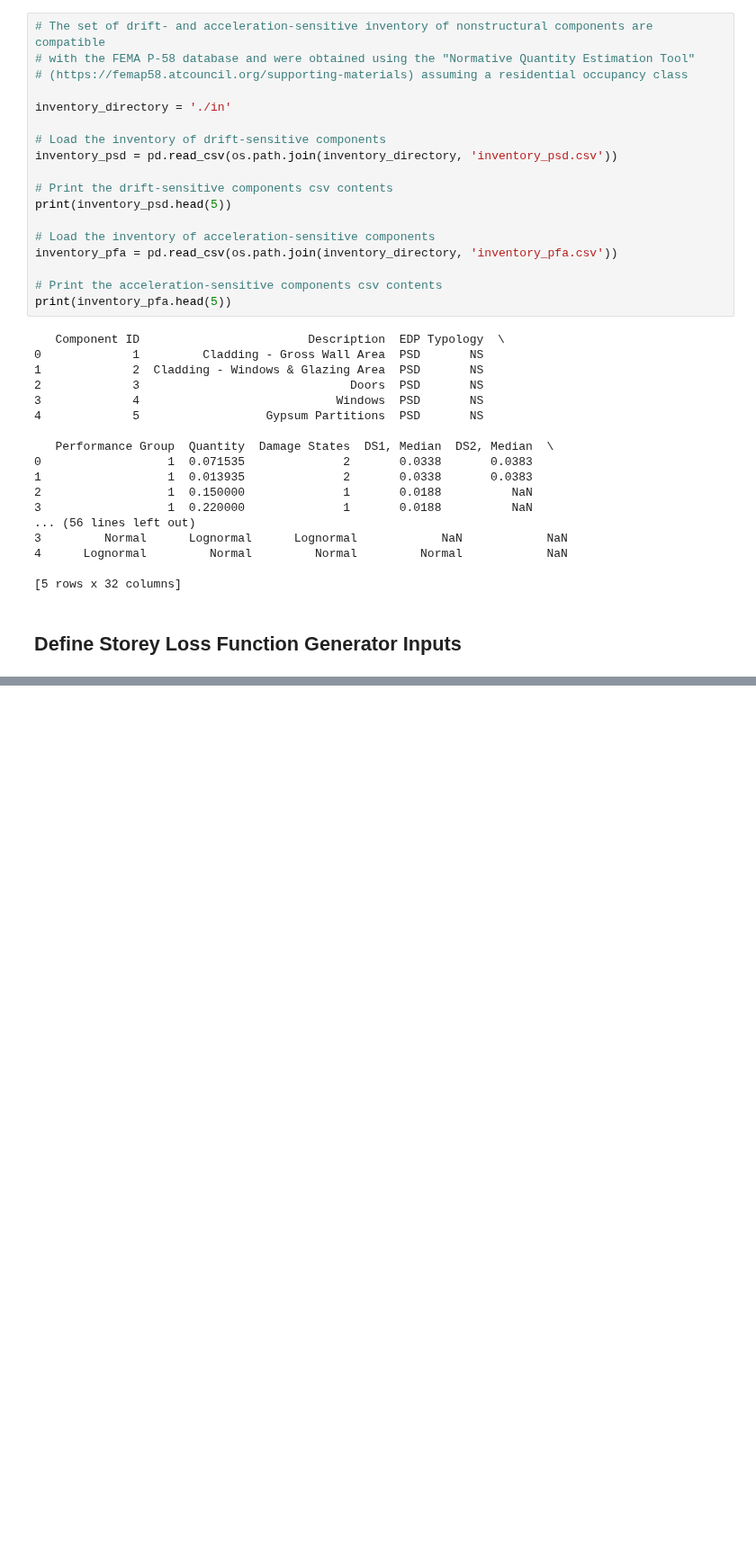
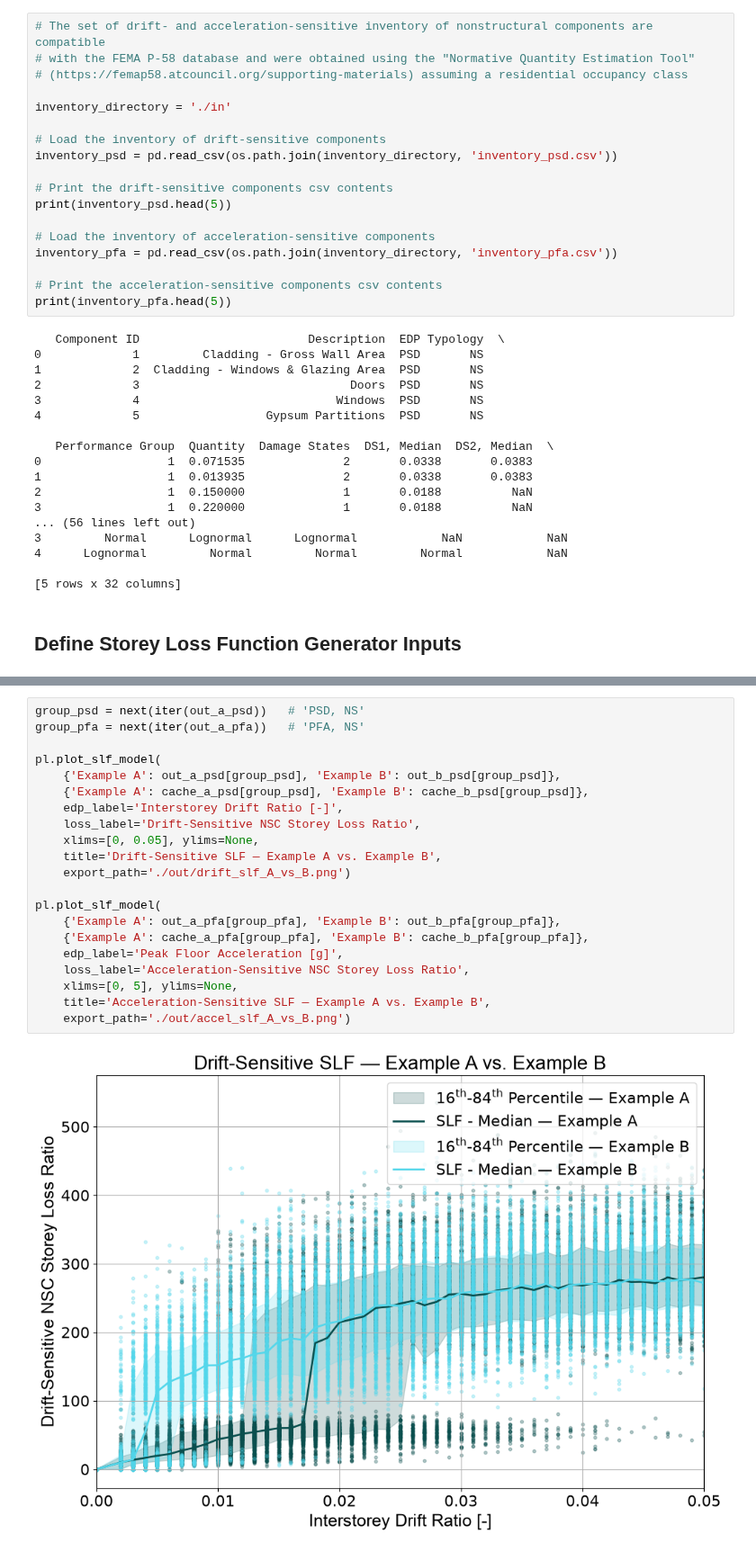
Before and after one commit to GEMScienceTools/oq-vmtk, a Jupyter notebook: demos/StoreyLossFunctionGeneration/StoreyLossFunctionGeneration.ipynb, the cells around one changed output, grey strips where cells are left out. Shown at 90% size. Saved outputs shown, nothing was run; the diff lists cells and outputs as text; blank space fills up the shorter version.

```diff
--- a/demos/StoreyLossFunctionGeneration/StoreyLossFunctionGeneration.ipynb
+++ b/demos/StoreyLossFunctionGeneration/StoreyLossFunctionGeneration.ipynb
@@ -230,0 +277,23 @@ pl.plot_slf_model(out,
+# %%
+group_psd = next(iter(out_a_psd))   # 'PSD, NS'
+group_pfa = next(iter(out_a_pfa))   # 'PFA, NS'
+
+pl.plot_slf_model(
+    {'Example A': out_a_psd[group_psd], 'Example B': out_b_psd[group_psd]},
+    {'Example A': cache_a_psd[group_psd], 'Example B': cache_b_psd[group_psd]},
+    edp_label='Interstorey Drift Ratio [-]',
+    loss_label='Drift-Sensitive NSC Storey Loss Ratio',
+    xlims=[0, 0.05], ylims=None,
+    title='Drift-Sensitive SLF — Example A vs. Example B',
+    export_path='./out/drift_slf_A_vs_B.png')
+
+pl.plot_slf_model(
+    {'Example A': out_a_pfa[group_pfa], 'Example B': out_b_pfa[group_pfa]},
+    {'Example A': cache_a_pfa[group_pfa], 'Example B': cache_b_pfa[group_pfa]},
+    edp_label='Peak Floor Acceleration [g]',
+    loss_label='Acceleration-Sensitive NSC Storey Loss Ratio',
+    xlims=[0, 5], ylims=None,
+    title='Acceleration-Sensitive SLF — Example A vs. Example B',
+    export_path='./out/accel_slf_A_vs_B.png')
+# %% [output]
+[figure, added]
```
Also changed, not shown: parts of 22 cells of this notebook, 25 other files.
